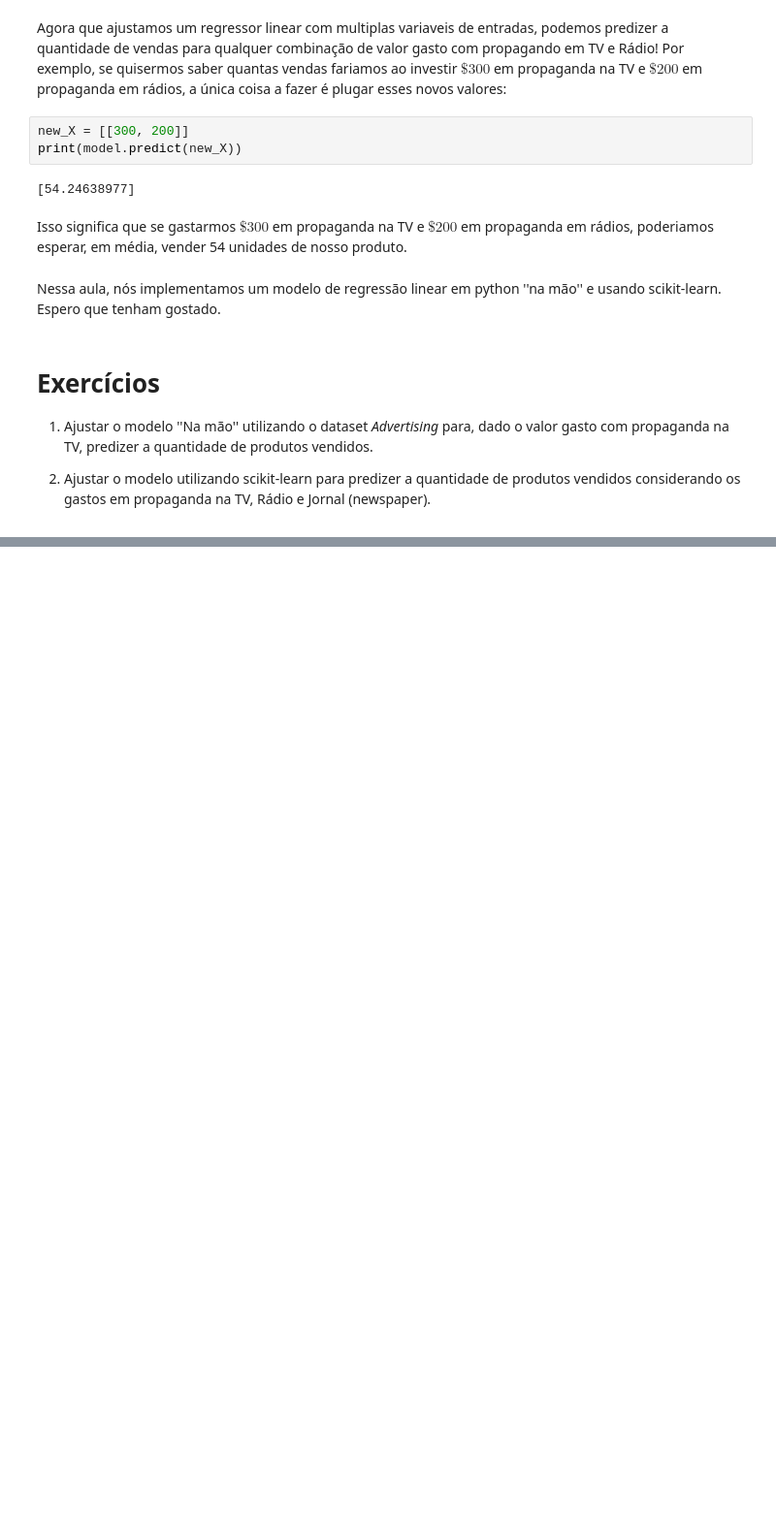
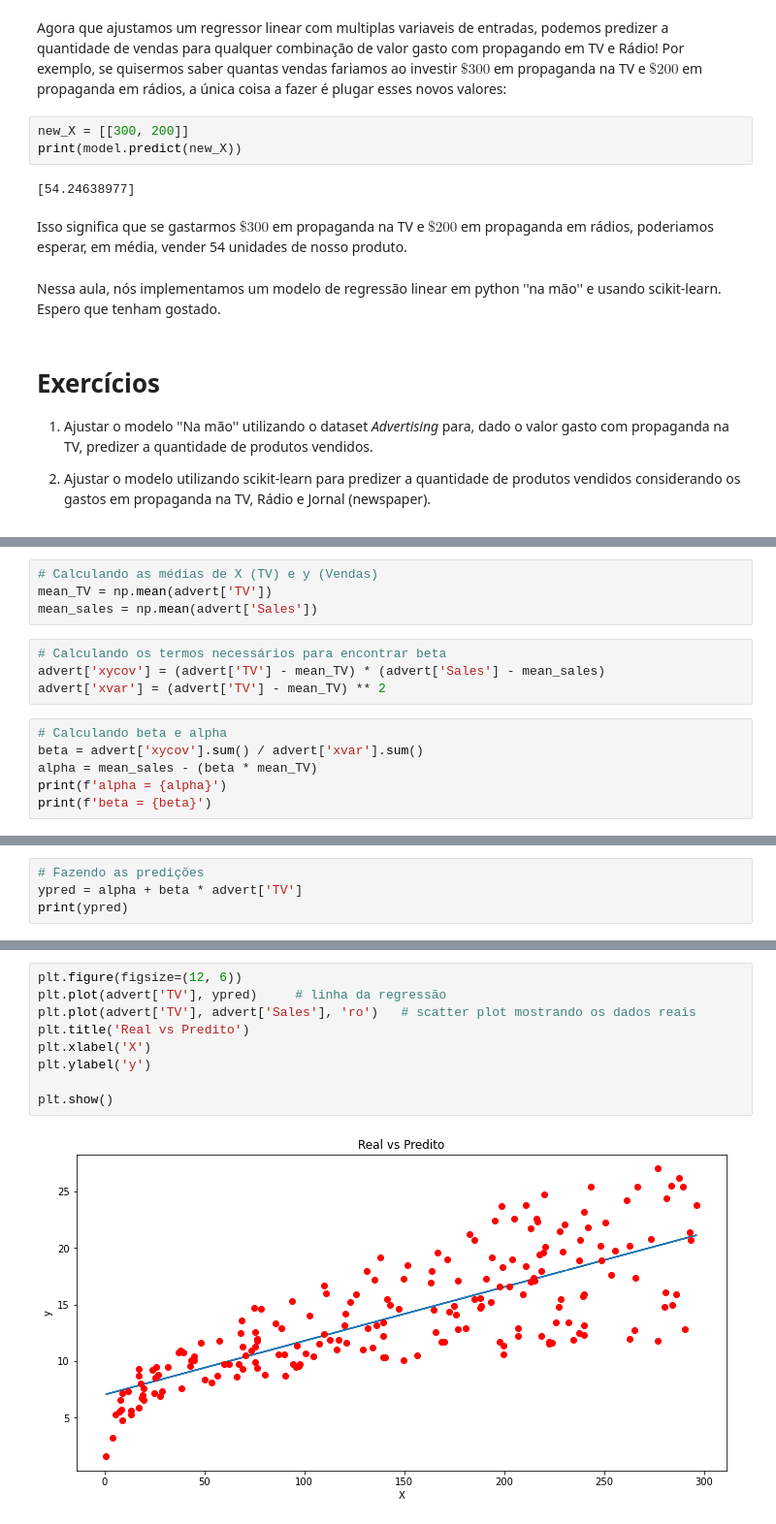
Before and after one commit to laryssastephanie/aulas_anotacoes_residencia_IA, a Jupyter notebook: Machine_Learning/Introdução_IA/revisao_pratica/LinearRegression.ipynb, the cells around one changed output, grey strips where cells are left out. Shown at 97% size. Saved outputs shown, nothing was run; the diff lists cells and outputs as text; blank space fills up the shorter version.

```diff
--- a/Machine_Learning/Introdução_IA/revisao_pratica/LinearRegression.ipynb
+++ b/Machine_Learning/Introdução_IA/revisao_pratica/LinearRegression.ipynb
@@ -291,0 +294,14 @@ Nessa aula, nós implementamos um modelo de regressão linear em python ''na mã
+# %%
+# Calculando as médias de X (TV) e y (Vendas)
+mean_TV = np.mean(advert['TV'])
+mean_sales = np.mean(advert['Sales'])
+# %%
+# Calculando os termos necessários para encontrar beta
+advert['xycov'] = (advert['TV'] - mean_TV) * (advert['Sales'] - mean_sales)
+advert['xvar'] = (advert['TV'] - mean_TV) ** 2
+# %%
+# Calculando beta e alpha
+beta = advert['xycov'].sum() / advert['xvar'].sum()
+alpha = mean_sales - (beta * mean_TV)
+print(f'alpha = {alpha}')
+print(f'beta = {beta}')
@@ -291,0 +311,4 @@ Nessa aula, nós implementamos um modelo de regressão linear em python ''na mã
+# %%
+# Fazendo as predições
+ypred = alpha + beta * advert['TV']
+print(ypred)
@@ -291,0 +328,11 @@ Nessa aula, nós implementamos um modelo de regressão linear em python ''na mã
+# %%
+plt.figure(figsize=(12, 6))
+plt.plot(advert['TV'], ypred)     # linha da regressão
+plt.plot(advert['TV'], advert['Sales'], 'ro')   # scatter plot mostrando os dados reais
+plt.title('Real vs Predito')
+plt.xlabel('X')
+plt.ylabel('y')
+
+plt.show()
+# %% [output]
+[figure, added]
```
Also changed, not shown: parts of 4 cells of this notebook.
